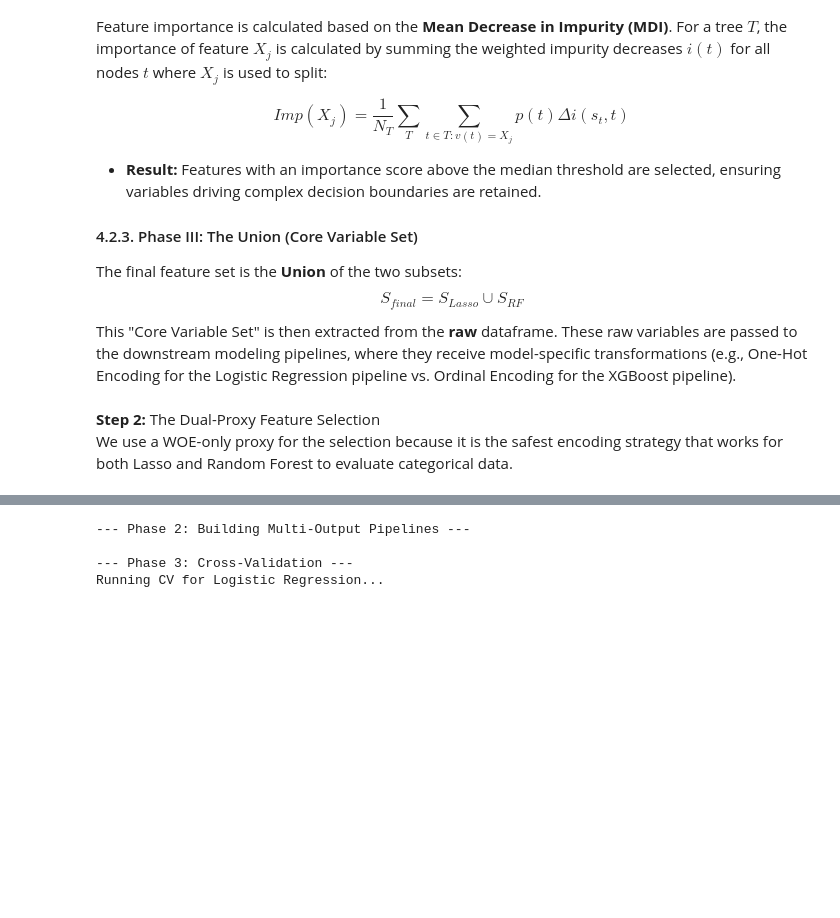
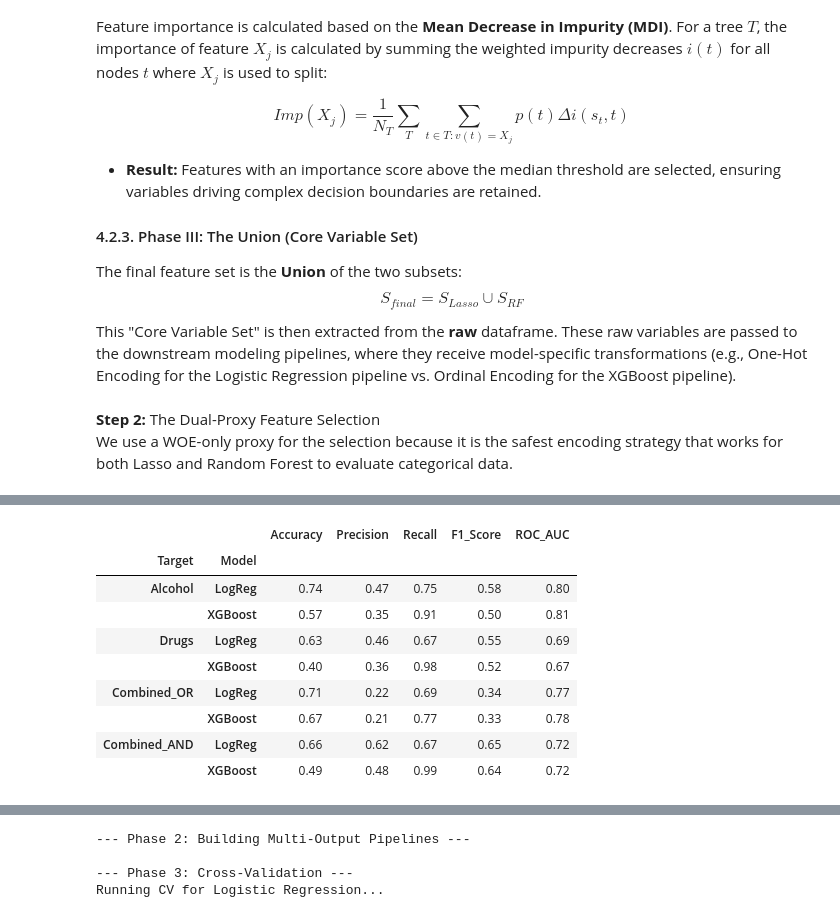
Before and after one commit to PFans-201/US_accidents_project, a Jupyter notebook: FDS_G5_PROJECT.ipynb, the cells around one changed output, grey strips where cells are left out. Saved outputs shown, nothing was run; the diff lists cells and outputs as text; code cells hidden in the pictures; blank space fills up the shorter version.

Commit message:
Model training successful, performance ok.

```diff
--- a/FDS_G5_PROJECT.ipynb
+++ b/FDS_G5_PROJECT.ipynb
@@ -1679,0 +1879,16 @@ REWRITE IT - OUT OF TIME
+# %%
+# Create a folder to keep things organized
+os.makedirs("saved_models", exist_ok=True)
+
+print("=== Saving Models ===")
+
+for target_name, models in results.items():
+    for model_type, model in models.items():
+        # Create a filename like: saved_models/Alcohol_XGBoost.joblib
+        filename = f"saved_models/{target_name}_{model_type}.joblib"
+
+        # Save the model pipeline
+        joblib.dump(model, filename)
+        print(f"Saved: {filename}")
+
+print("\nAll models saved successfully.")
@@ -1679,0 +1909,67 @@ REWRITE IT - OUT OF TIME
+# %%
+# 1. Recreate the Test Targets
+# (We need the same dictionary structure for y_test as we did for y_train)
+test_targets = {
+    'Alcohol': y_test['DRUNK_DRIVER'],
+    'Drugs': y_test['DRUGGED_DRIVER'],
+    'Combined_OR': y_test['DRUG_&_ALC'],
+    'Combined_AND': y_test['DRUG_OR_ALC']
+}
+
+# List to store metrics for the final comparison table
+comparison_data = []
+
+print("=== Starting In-Depth Evaluation ===\n")
+
+for target_name, y_true in test_targets.items():
+    print(f"--- Analyzing Target: {target_name} ---")
+
+    models = results[target_name]
+
+    for model_name, model in models.items():
+        # A. Predictions
+        y_pred = model.predict(X_test_filtered)
+        y_prob = model.predict_proba(X_test_filtered)[:, 1] # Probability of Class 1
+
+        # B. Calculate Metrics
+        acc = accuracy_score(y_true, y_pred)
+        prec = precision_score(y_true, y_pred, zero_division=0)
+        rec = recall_score(y_true, y_pred)
+        f1 = f1_score(y_true, y_pred)
+        auc = roc_auc_score(y_true, y_prob)
+
+        # C. Store for Comparison Table
+        comparison_data.append({
+            'Target': target_name,
+            'Model': model_name,
+            'Accuracy': acc,
+            'Precision': prec,
+            'Recall': rec,
+            'F1_Score': f1,
+            'ROC_AUC': auc
+        })
+
+        # D. Print Confusion Matrix
+        cm = confusion_matrix(y_true, y_pred)
+        print(f"\n> {model_name} Results:")
+        print(f"  ROC-AUC: {auc:.4f} | F1-Score: {f1:.4f}")
+        print(f"  Confusion Matrix: \n{cm}")
+        print("-" * 30)
+
+# ---------------------------------------------------------
+# 3. COMPARATIVE ANALYSIS TABLE
+# ---------------------------------------------------------
+# Convert list to DataFrame for a nice table view
+df_comparison = pd.DataFrame(comparison_data)
+
+# Set index for cleaner display
+df_comparison.set_index(['Target', 'Model'], inplace=True)
+
+print("\n\n=== FINAL COMPARATIVE ANALYSIS TABLE ===")
+display(df_comparison) # Use print(df_comparison) if not in Jupyter
+
+# Optional: Highlight the "winner" for each target based on ROC_AUC
+print("\n=== BEST MODEL PER TARGET (based on ROC_AUC) ===")
+best_models = df_comparison.reset_index().loc[df_comparison.reset_index().groupby('Target')['ROC_AUC'].idxmax()]
+display(best_models[['Target', 'Model', 'ROC_AUC']])
+# %% [output]
@@ -1679,0 +1993,10 @@ REWRITE IT - OUT OF TIME
+|  |  | Accuracy | Precision | Recall | F1_Score | ROC_AUC |
+| Target | Model |  |  |  |  |  |
+| Alcohol | LogReg | 0.74 | 0.47 | 0.75 | 0.58 | 0.80 |
+|  | XGBoost | 0.57 | 0.35 | 0.91 | 0.50 | 0.81 |
+| Drugs | LogReg | 0.63 | 0.46 | 0.67 | 0.55 | 0.69 |
+|  | XGBoost | 0.40 | 0.36 | 0.98 | 0.52 | 0.67 |
+| Combined_OR | LogReg | 0.71 | 0.22 | 0.69 | 0.34 | 0.77 |
+|  | XGBoost | 0.67 | 0.21 | 0.77 | 0.33 | 0.78 |
+| Combined_AND | LogReg | 0.66 | 0.62 | 0.67 | 0.65 | 0.72 |
+|  | XGBoost | 0.49 | 0.48 | 0.99 | 0.64 | 0.72 |
```
Also changed, not shown: parts of 20 cells of this notebook, 8 other files.
